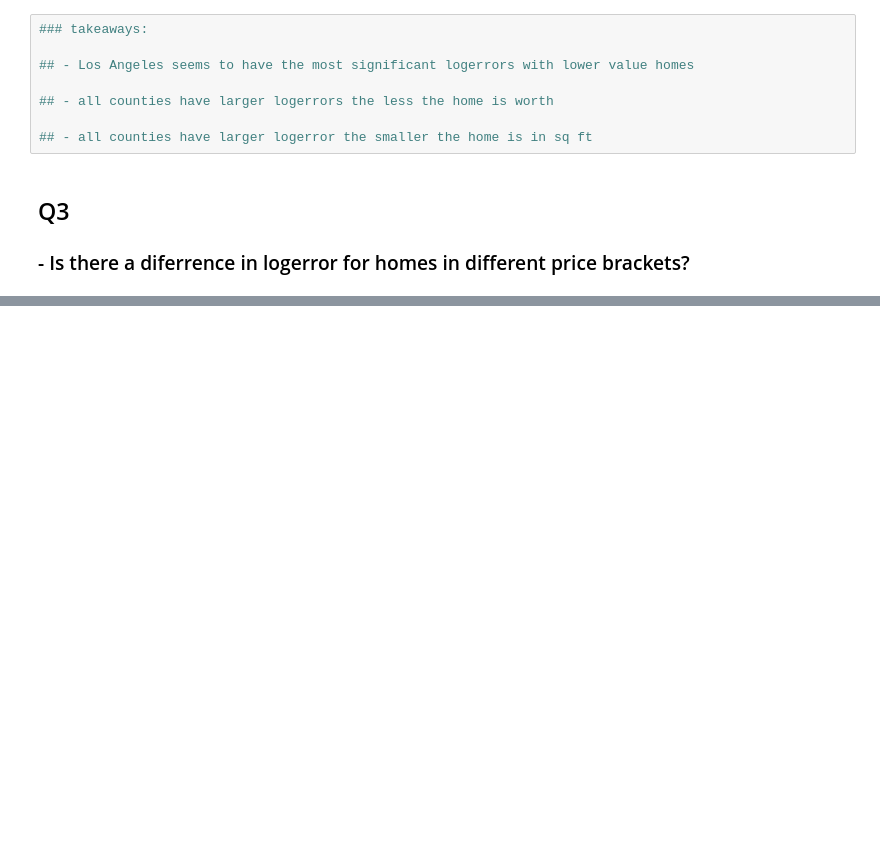
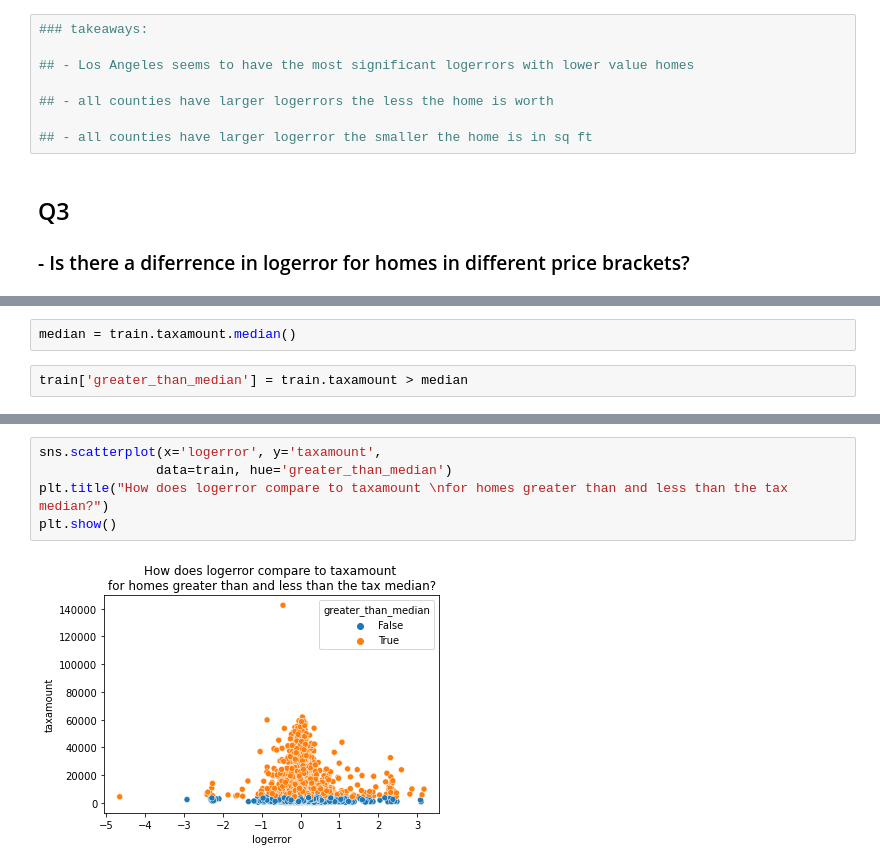
Before and after one commit to johngrinstead/clustering-exercises, a Jupyter notebook: explore_zillow.ipynb, the cells around one changed output, grey strips where cells are left out. Cells and saved outputs as stored; diff of their text form; blank space fills up the shorter version.

```diff
--- a/explore_zillow.ipynb
+++ b/explore_zillow.ipynb
@@ -161,0 +217,4 @@ plt.show()
+# %%
+median = train.taxamount.median()
+# %%
+train['greater_than_median'] = train.taxamount > median
@@ -161,0 +232,7 @@ plt.show()
+# %%
+sns.scatterplot(x='logerror', y='taxamount',
+               data=train, hue='greater_than_median')
+plt.title("How does logerror compare to taxamount \nfor homes greater than and less than the tax median?")
+plt.show()
+# %% [output]
+[figure, added]
```
Also changed, not shown: parts of 40 cells of this notebook, 1 other file.
